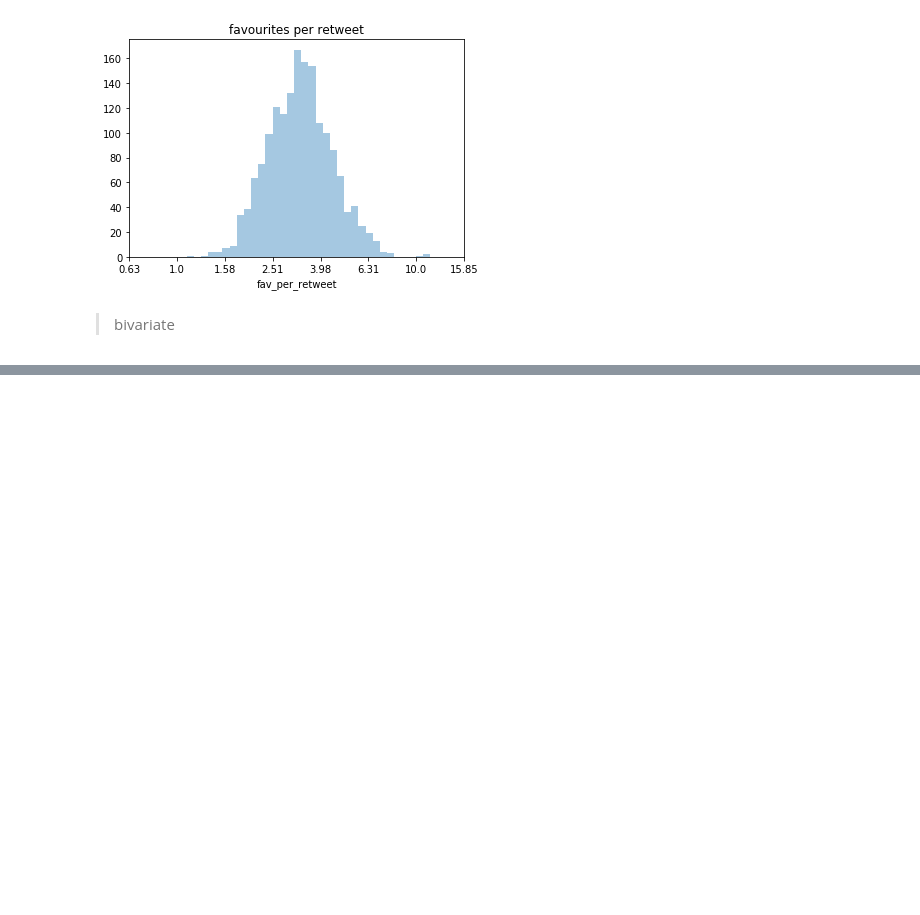
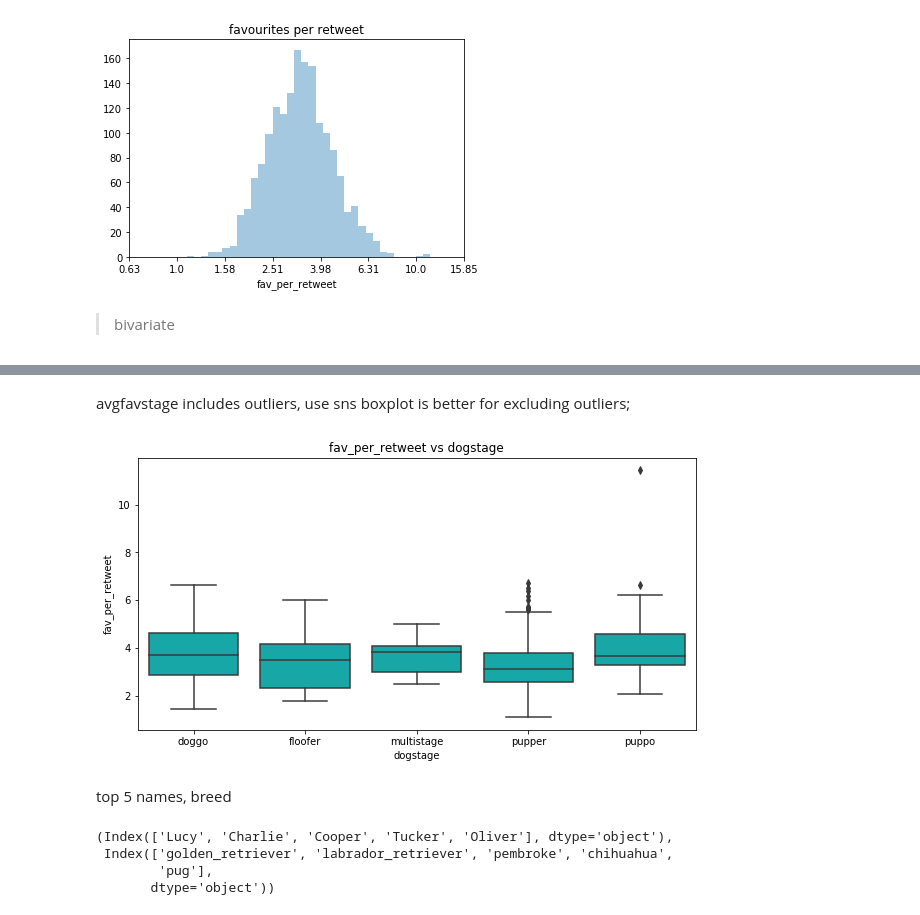
Before and after one commit to victorlifan/projects_review, a Jupyter notebook: Twitter-WeRateDogs project/Twitter-WeRateDogs project.ipynb, the cells around one changed output, grey strips where cells are left out. Drawn from its saved outputs; the diff is of its cells as text; code cells hidden in the pictures; blank space fills up the shorter version.

```diff
--- a/Twitter-WeRateDogs project/Twitter-WeRateDogs project.ipynb
+++ b/Twitter-WeRateDogs project/Twitter-WeRateDogs project.ipynb
@@ -921,0 +884,19 @@ print(10**xloc)
+# %% [markdown]
+avgfavstage includes outliers, use sns boxplot is better for excluding outliers;
+# %%
+plt.figure(figsize=(10,5))
+sns.boxplot(x=masterdf['dogstage'],y=masterdf['fav_per_retweet'],color='c')
+plt.title('fav_per_retweet vs dogstage');
+# %% [output]
+[figure, added]
+# %% [markdown]
+top 5 names, breed
+# %%
+namefilter=namedist.index[:5]
+breedfilter=breeddist.index[:5]
+namefilter,breedfilter
+# %% [output]
+(Index(['Lucy', 'Charlie', 'Cooper', 'Tucker', 'Oliver'], dtype='object'),
+ Index(['golden_retriever', 'labrador_retriever', 'pembroke', 'chihuahua',
+        'pug'],
+       dtype='object'))
```
Also changed, not shown: parts of 61 cells of this notebook.
